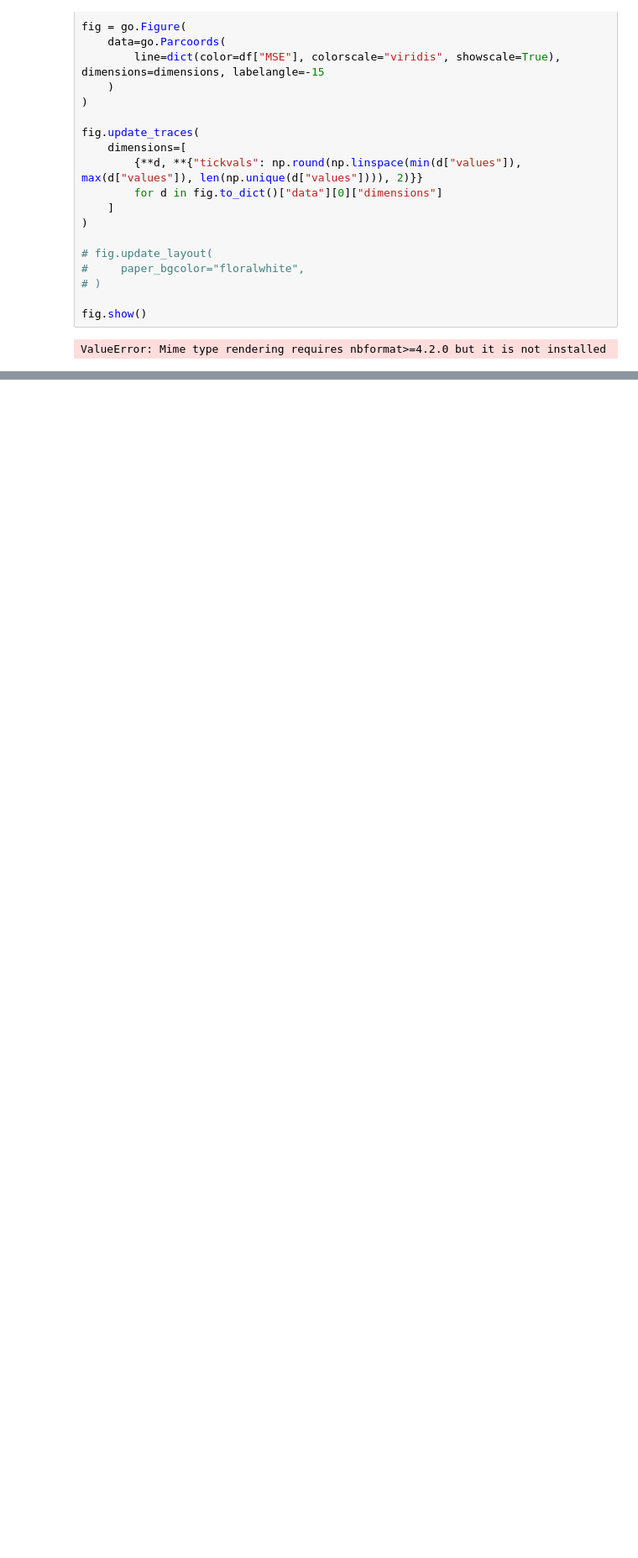
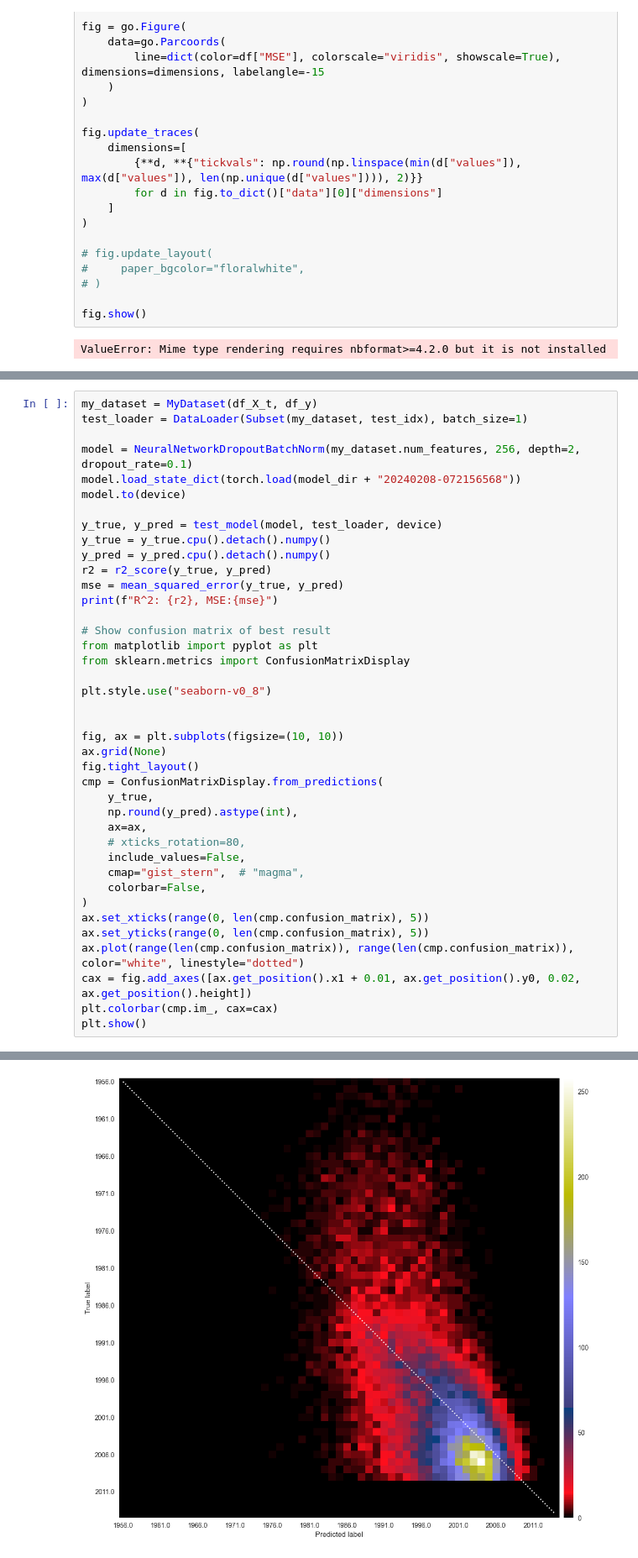
Before and after one commit to RiccardoEvangelisti/Data-Analytics-Project, a Jupyter notebook: Train_Module/2_DNN.ipynb, the cells around one changed output, grey strips where cells are left out. Shown at 84% size. Drawn from its saved outputs; the diff is of its cells as text; blank space fills up the shorter version.

```diff
--- a/Train_Module/2_DNN.ipynb
+++ b/Train_Module/2_DNN.ipynb
@@ -703,0 +708,41 @@ ValueError: Mime type rendering requires nbformat>=4.2.0 but it is not installed
+# %%
+my_dataset = MyDataset(df_X_t, df_y)
+test_loader = DataLoader(Subset(my_dataset, test_idx), batch_size=1)
+
+model = NeuralNetworkDropoutBatchNorm(my_dataset.num_features, 256, depth=2, dropout_rate=0.1)
+model.load_state_dict(torch.load(model_dir + "20240208-072156568"))
+model.to(device)
+
+y_true, y_pred = test_model(model, test_loader, device)
+y_true = y_true.cpu().detach().numpy()
+y_pred = y_pred.cpu().detach().numpy()
+r2 = r2_score(y_true, y_pred)
+mse = mean_squared_error(y_true, y_pred)
+print(f"R^2: {r2}, MSE:{mse}")
+
+# Show confusion matrix of best result
+from matplotlib import pyplot as plt
+from sklearn.metrics import ConfusionMatrixDisplay
+
+plt.style.use("seaborn-v0_8")
+
+
+fig, ax = plt.subplots(figsize=(10, 10))
+ax.grid(None)
+fig.tight_layout()
+cmp = ConfusionMatrixDisplay.from_predictions(
+    y_true,
+    np.round(y_pred).astype(int),
+    ax=ax,
+    # xticks_rotation=80,
+    include_values=False,
+    cmap="gist_stern",  # "magma",
+    colorbar=False,
+)
+ax.set_xticks(range(0, len(cmp.confusion_matrix), 5))
+ax.set_yticks(range(0, len(cmp.confusion_matrix), 5))
+ax.plot(range(len(cmp.confusion_matrix)), range(len(cmp.confusion_matrix)), color="white", linestyle="dotted")
+cax = fig.add_axes([ax.get_position().x1 + 0.01, ax.get_position().y0, 0.02, ax.get_position().height])
+plt.colorbar(cmp.im_, cax=cax)
+plt.show()
+# %% [output]
@@ -703,0 +750 @@ ValueError: Mime type rendering requires nbformat>=4.2.0 but it is not installed
+[figure, added]
```
Also changed, not shown: parts of 5 cells of this notebook, 5 other files.
